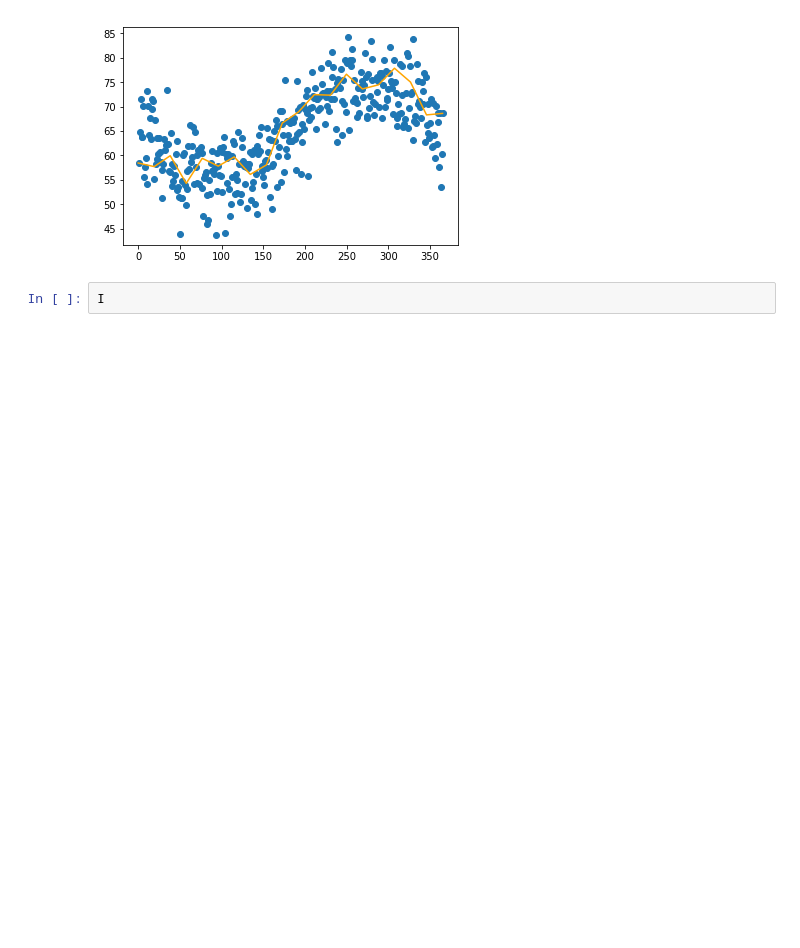
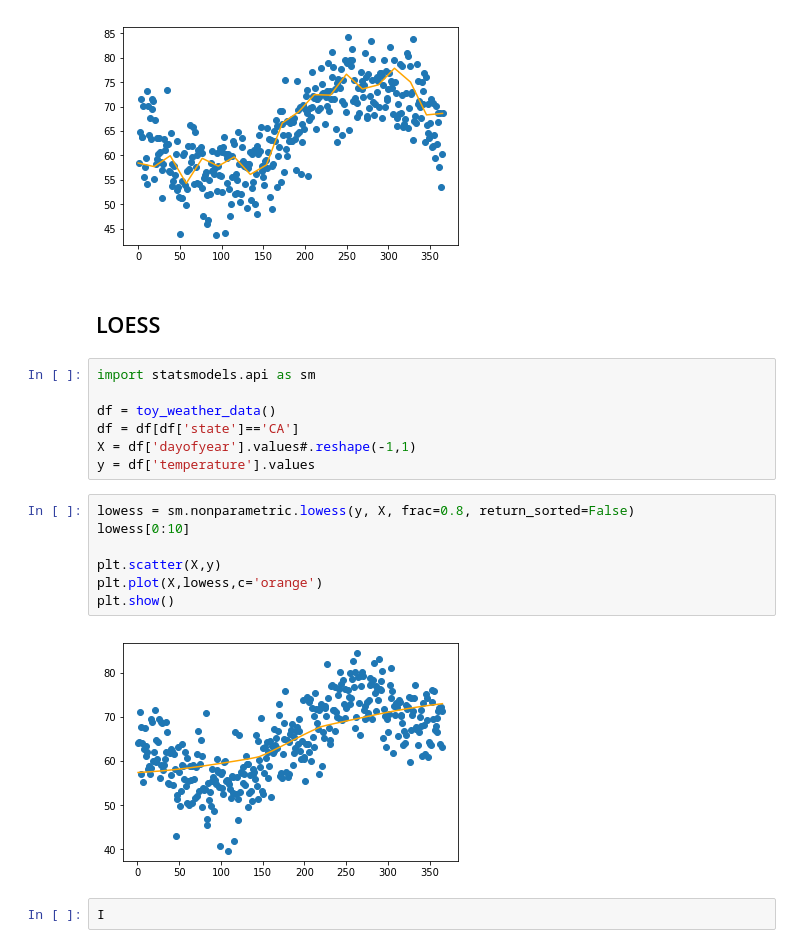
Before and after one commit to parrt/stratx, a Jupyter notebook: notebooks/playground.ipynb, the cells around one changed output. Drawn from its saved outputs; the diff is of its cells as text; blank space fills up the shorter version.

```diff
--- a/notebooks/playground.ipynb
+++ b/notebooks/playground.ipynb
@@ -568,6 +568,24 @@ plt.plot(bins,I,c='orange')
 plt.show()
 # %% [output]
 [figure]
+# %% [markdown]
+## LOESS
+# %%
+import statsmodels.api as sm
+
+df = toy_weather_data()
+df = df[df['state']=='CA']
+X = df['dayofyear'].values#.reshape(-1,1)
+y = df['temperature'].values
+# %%
+lowess = sm.nonparametric.lowess(y, X, frac=0.8, return_sorted=False)
+lowess[0:10]
+
+plt.scatter(X,y)
+plt.plot(X,lowess,c='orange')
+plt.show()
+# %% [output]
+[figure, added]
 # %%
 I
 # %% [output]
```
Also changed, not shown: 3 other files.
